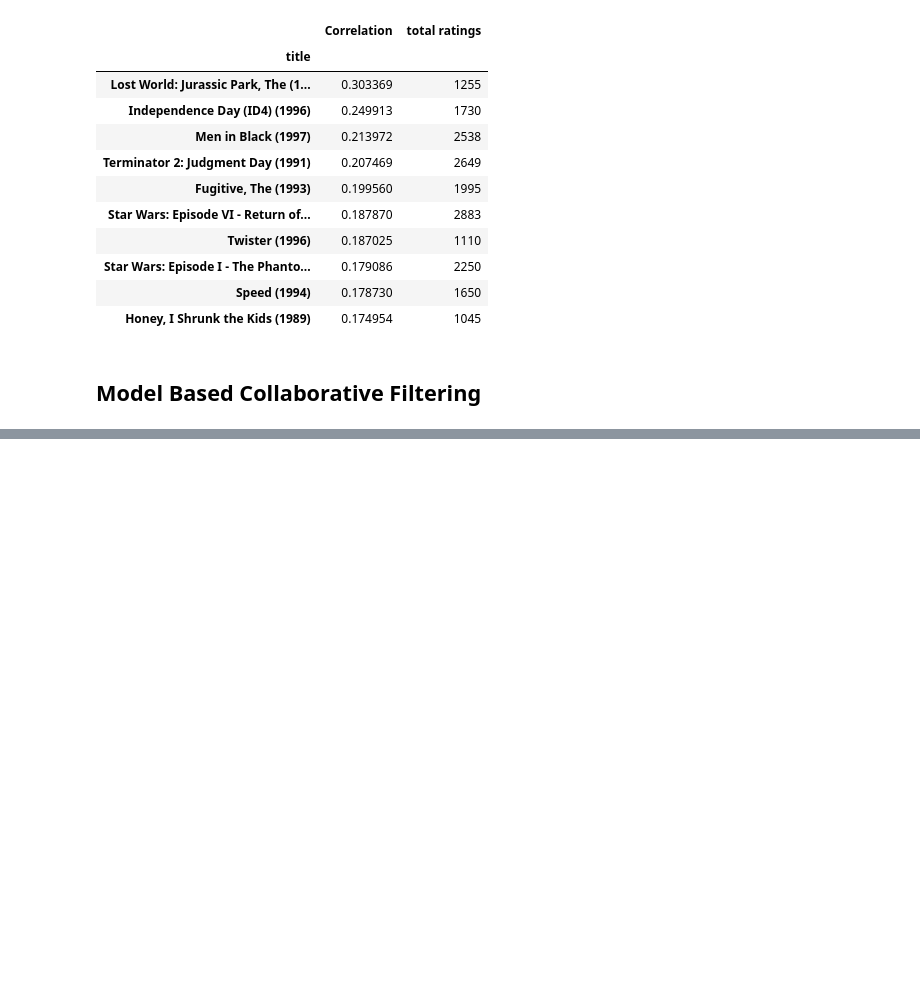
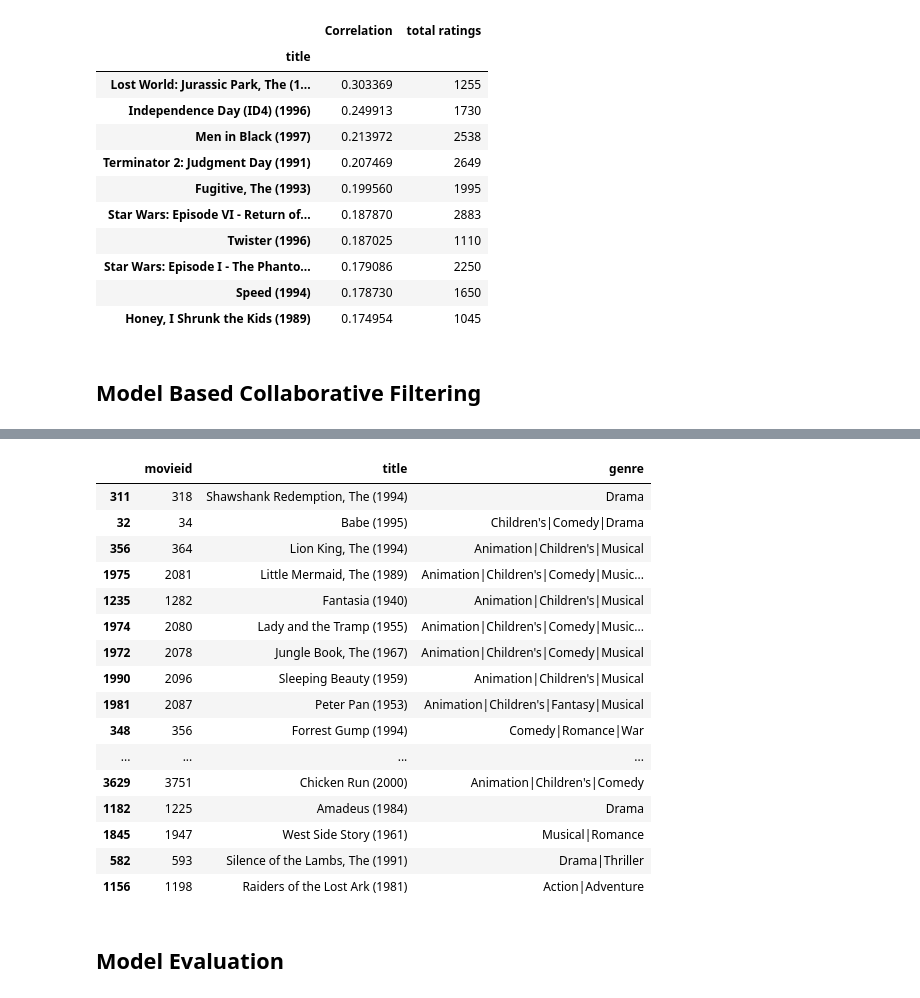
Before and after one commit to vohanhattan/DeepRecommendationSystem, a Jupyter notebook: Collaborative-Filtering/Collaborative-Filtering.ipynb, the cells around one changed output, grey strips where cells are left out. Drawn from its saved outputs; the diff is of its cells as text; code cells hidden in the pictures; blank space fills up the shorter version.

```diff
--- a/Collaborative-Filtering/Collaborative-Filtering.ipynb
+++ b/Collaborative-Filtering/Collaborative-Filtering.ipynb
@@ -639,0 +566,23 @@ Best Parameters : {'n_factors': 16}
+# %%
+# Top 20 movies that User 1310 hopefully will enjoy
+predictions
+# %% [output]
+|  | movieid | title | genre |
+| 311 | 318 | Shawshank Redemption, The (1994) | Drama |
+| 32 | 34 | Babe (1995) | Children's|Comedy|Drama |
+| 356 | 364 | Lion King, The (1994) | Animation|Children's|Musical |
+| 1975 | 2081 | Little Mermaid, The (1989) | Animation|Children's|Comedy|Music... |
+| 1235 | 1282 | Fantasia (1940) | Animation|Children's|Musical |
+| 1974 | 2080 | Lady and the Tramp (1955) | Animation|Children's|Comedy|Music... |
+| 1972 | 2078 | Jungle Book, The (1967) | Animation|Children's|Comedy|Musical |
+| 1990 | 2096 | Sleeping Beauty (1959) | Animation|Children's|Musical |
+| 1981 | 2087 | Peter Pan (1953) | Animation|Children's|Fantasy|Musical |
+| 348 | 356 | Forrest Gump (1994) | Comedy|Romance|War |
+| ... | ... | ... | ... |
+| 3629 | 3751 | Chicken Run (2000) | Animation|Children's|Comedy |
+| 1182 | 1225 | Amadeus (1984) | Drama |
+| 1845 | 1947 | West Side Story (1961) | Musical|Romance |
+| 582 | 593 | Silence of the Lambs, The (1991) | Drama|Thriller |
+| 1156 | 1198 | Raiders of the Lost Ark (1981) | Action|Adventure |
+# %% [markdown]
+## Model Evaluation
```
Also changed, not shown: parts of 42 cells of this notebook.
